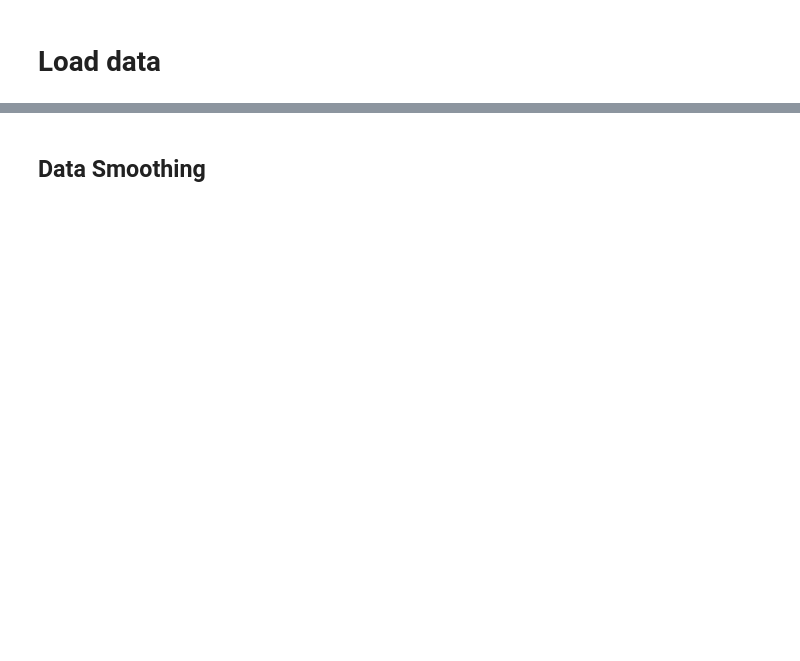
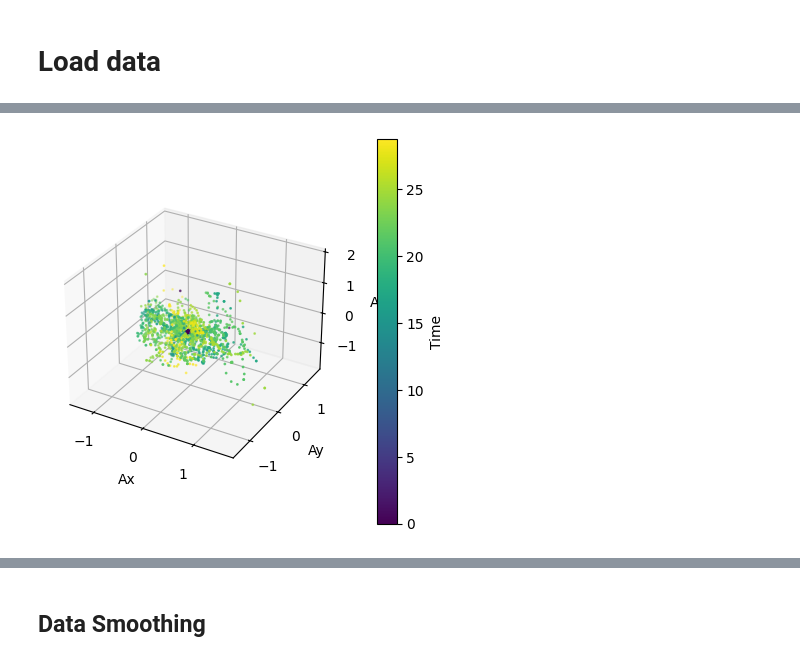
Before and after one commit to FSYFSYFSY/CMPT353_Project, a Jupyter notebook: program.ipynb, the cells around one changed output, grey strips where cells are left out. Saved outputs shown, nothing was run; the diff lists cells and outputs as text; code cells hidden in the pictures; blank space fills up the shorter version.

```diff
--- a/program.ipynb
+++ b/program.ipynb
@@ -72,0 +80,16 @@ plt.show(fig2)
+# %%
+fig3 = plt.figure(figsize=(5, 5))
+ax = fig3.add_subplot(111, projection='3d')
+
+sc3 = ax.scatter(still_df['ax'], still_df['ay'], still_df['az'], c=still_df['time'], cmap='viridis',marker='o', s = 0.3)
+
+cbar = plt.colorbar(sc3, ax=ax, pad=0.1)
+cbar.set_label('Time')
+
+ax.set_xlabel('Ax')
+ax.set_ylabel('Ay')
+ax.set_zlabel('Az')
+
+plt.show(fig3)
+# %% [output]
+[figure, added]
```
Also changed, not shown: parts of 11 cells of this notebook, 23 other files.
